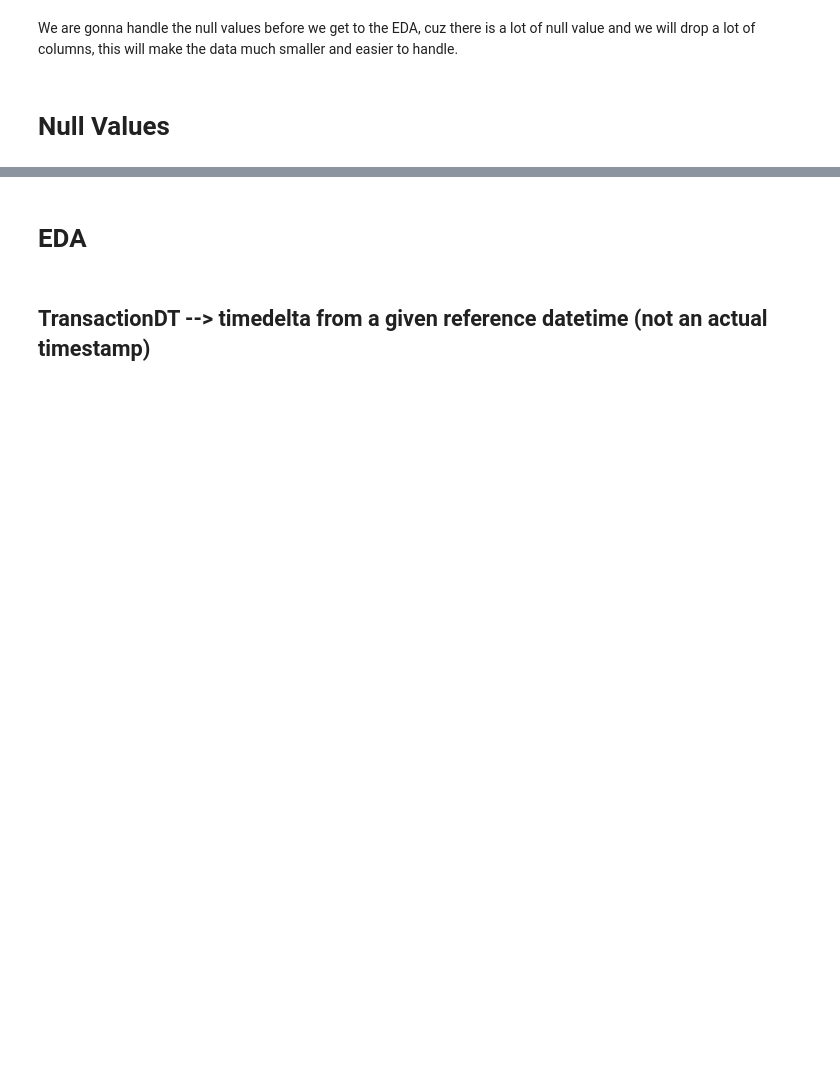
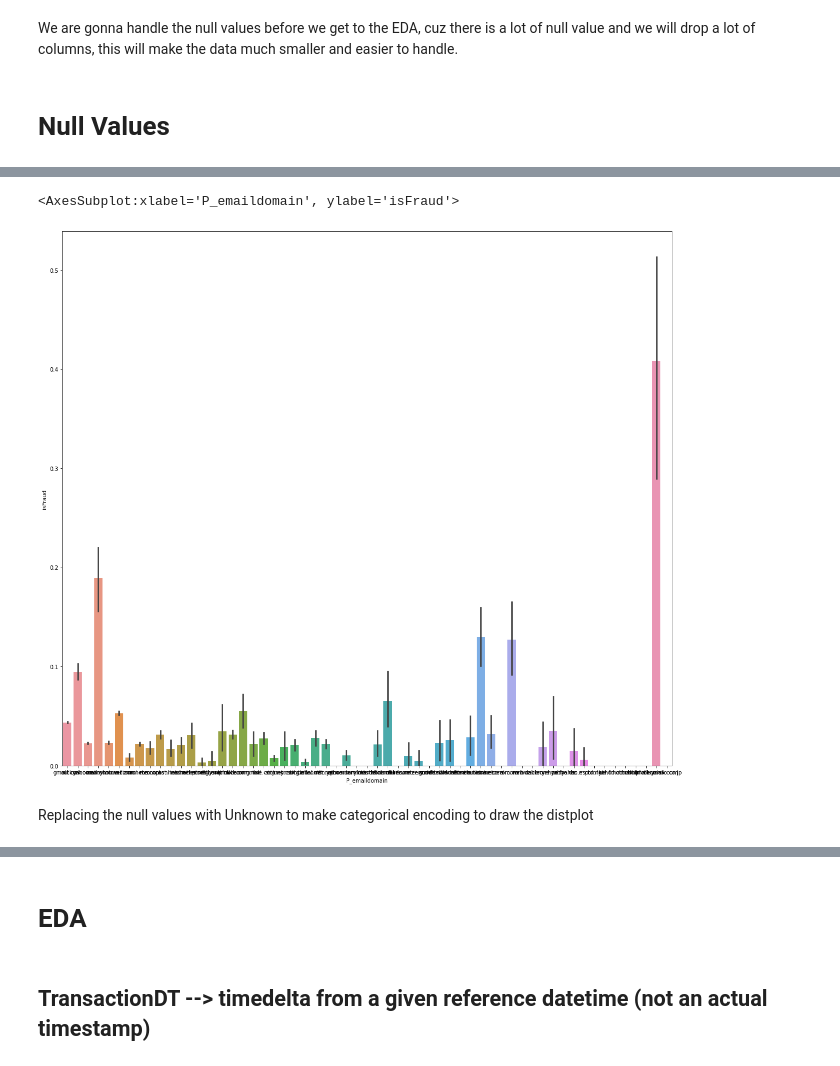
Before and after one commit to KickItLikeShika/cracking-kaggle-competitions, a Jupyter notebook: IEEE-CIS Fraud Detection/NewIEEE.ipynb, the cells around one changed output, grey strips where cells are left out. Drawn from its saved outputs; the diff is of its cells as text; code cells hidden in the pictures; blank space fills up the shorter version.

Commit message:
keep cleaning the data

```diff
--- a/IEEE-CIS Fraud Detection/NewIEEE.ipynb
+++ b/IEEE-CIS Fraud Detection/NewIEEE.ipynb
@@ -239,7 +197,7 @@ missing_data_train.T
 | precent | 0.991962 | 0.99131 | 0.991271 | 0.991271 | 0.991264 | 0.991257 | 0.991247 | 0.991247 | 0.991247 | 0.936284 | 0.934099 | ... |
 # %%
 print(train.shape, test.shape)
-cols_to_drop = missin_data_train[missing_data_train['total'] > 100000].index
+cols_to_drop = missing_data_train[missing_data_train['total'] > 100000].index
 train.drop(cols_to_drop, axis=1, inplace=True)
 test.drop(cols_to_drop, axis=1, inplace=True)
 print(train.shape, test.shape)
@@ -247,0 +233,6 @@ NameError: name 'train' is not defined
+# %%
+plt.figure(figsize=(20, 18))
+sns.barplot(x='P_emaildomain', y='isFraud', data=train)
+# %% [output]
+<AxesSubplot:xlabel='P_emaildomain', ylabel='isFraud'>
+[figure, added]
@@ -247,0 +242,2 @@ NameError: name 'train' is not defined
+# %% [markdown]
+Replacing the null values with Unknown to make categorical encoding to draw the distplot
```
Also changed, not shown: parts of 69 cells of this notebook.
